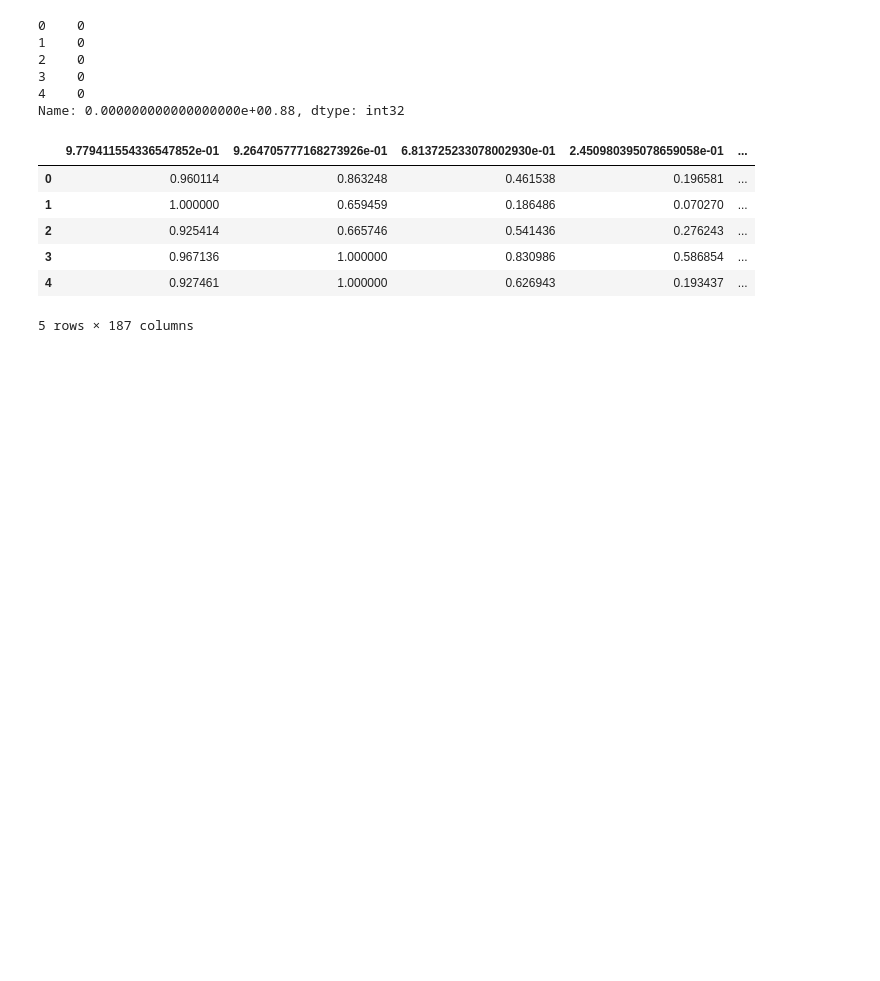
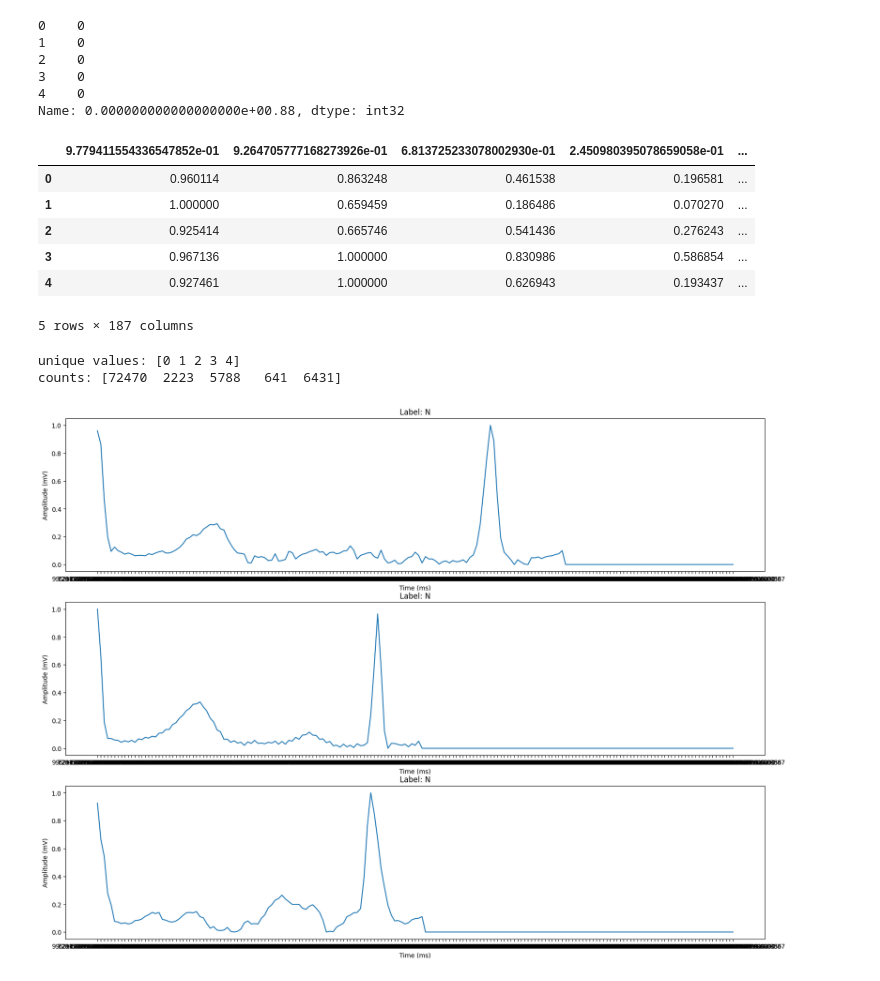
Before and after one commit to xl-Mu/ECG-Heartbeat-Categorization, a Jupyter notebook: CNN Model.ipynb, the cells around one changed output. Saved outputs shown, nothing was run; the diff lists cells and outputs as text; code cells hidden in the pictures; blank space fills up the shorter version.

```diff
--- a/CNN Model.ipynb
+++ b/CNN Model.ipynb
@@ -15,5 +15,5 @@ from torch.optim.lr_scheduler import StepLR
 import seaborn as sns
 # %%
 #Loading Training Data
-df_train = pd.read_csv('mitbih_train.csv')
+train_data = pd.read_csv('mitbih_train.csv')
 # %%
@@ -46,7 +46,7 @@ y_df.head()
 Name: 0.000000000000000000e+00.88, dtype: int32
 # %%
 #Features
-X_df = df_train.iloc[:, :-1]
+X_df = train_data.iloc[:, :-1]
 X_df.head()
 # %% [output]
 |  | 9.779411554336547852e-01 | 9.264705777168273926e-01 | 6.813725233078002930e-01 | 2.450980395078659058e-01 | ... |
@@ -56,3 +56,11 @@ X_df.head()
 | 3 | 0.967136 | 1.000000 | 0.830986 | 0.586854 | ... |
 | 4 | 0.927461 | 1.000000 | 0.626943 | 0.193437 | ... |
 5 rows × 187 columns
+# %%
+#Check each class counts
+unique, count = np.unique(y_df, return_counts=True)
+print(f'unique values: {unique}')
+print(f'counts: {count}')
+# %% [output]
+unique values: [0 1 2 3 4]
+counts: [72470  2223  5788   641  6431]
@@ -58,0 +72,10 @@ X_df.head()
+# %%
+#Preview Class N ECG Shape
+fig, ax = plt.subplots(3, 1, figsize=(20, 15))
+for i in range(3):
+    ax[i].plot(X_df.iloc[i, :])
+    ax[i].set_title(f'Label: {class_names[y_df[i]]}')
+    ax[i].set_xlabel('Time (ms)')
+    ax[i].set_ylabel('Amplitude (mV)')
+# %% [output]
+[figure, added]
```
Also changed, not shown: parts of 3 cells of this notebook.
